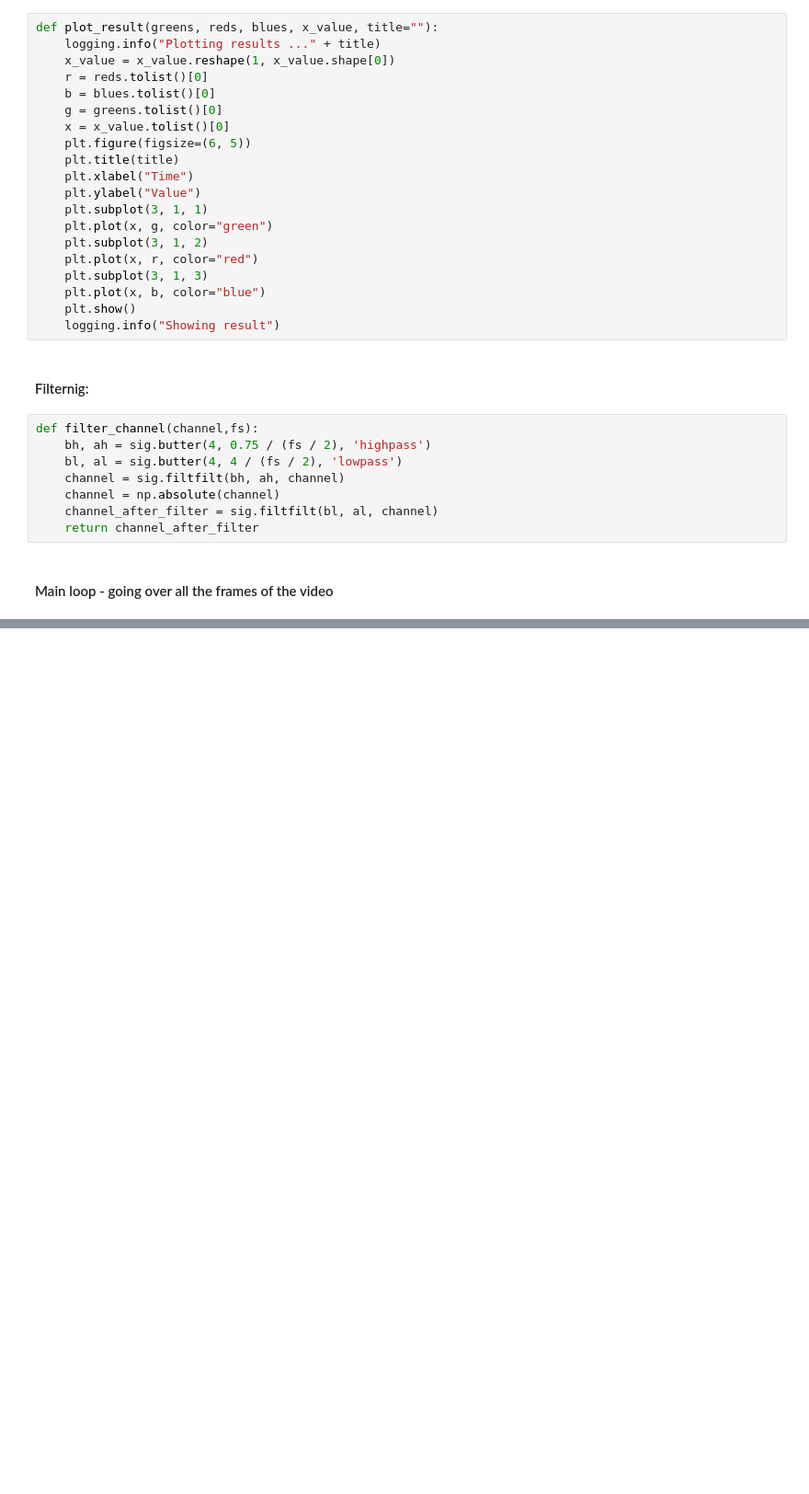
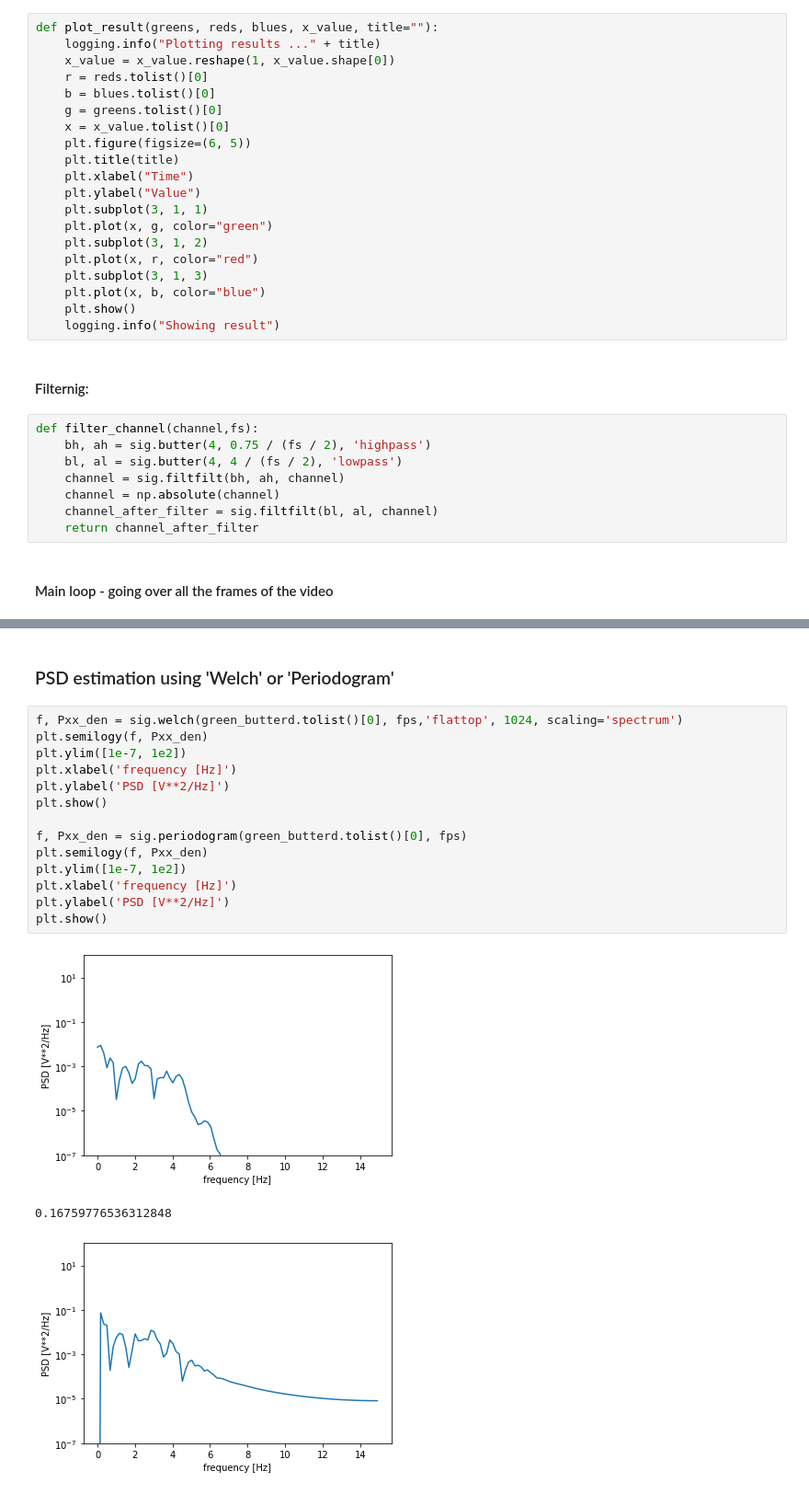
Before and after one commit to eyalgolan/KOIOS, a Jupyter notebook: basicEngine.ipynb, the cells around one changed output, grey strips where cells are left out. Shown at 92% size. Saved outputs shown, nothing was run; the diff lists cells and outputs as text; blank space fills up the shorter version.

Commit message:
Added psd estimation to the green channel

```diff
--- a/basicEngine.ipynb
+++ b/basicEngine.ipynb
@@ -191,0 +193,20 @@ plot_result(green_butterd, red_butterd, blue_butterd, x_value, "After Filter") #
+# %% [markdown]
+### PSD estimation using 'Welch' or 'Periodogram'
+# %%
+f, Pxx_den = sig.welch(green_butterd.tolist()[0], fps,'flattop', 1024, scaling='spectrum')
+plt.semilogy(f, Pxx_den)
+plt.ylim([1e-7, 1e2])
+plt.xlabel('frequency [Hz]')
+plt.ylabel('PSD [V**2/Hz]')
+plt.show()
+
+f, Pxx_den = sig.periodogram(green_butterd.tolist()[0], fps)
+plt.semilogy(f, Pxx_den)
+plt.ylim([1e-7, 1e2])
+plt.xlabel('frequency [Hz]')
+plt.ylabel('PSD [V**2/Hz]')
+plt.show()
+# %% [output]
+[figure, added]
+0.16759776536312848
+[figure, added]
```
Also changed, not shown: parts of 1 cell of this notebook.
